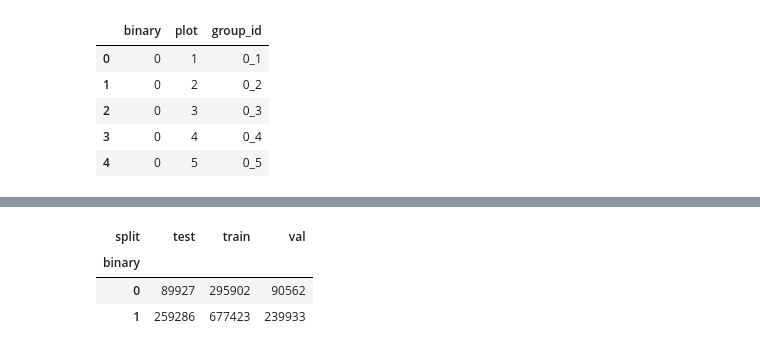
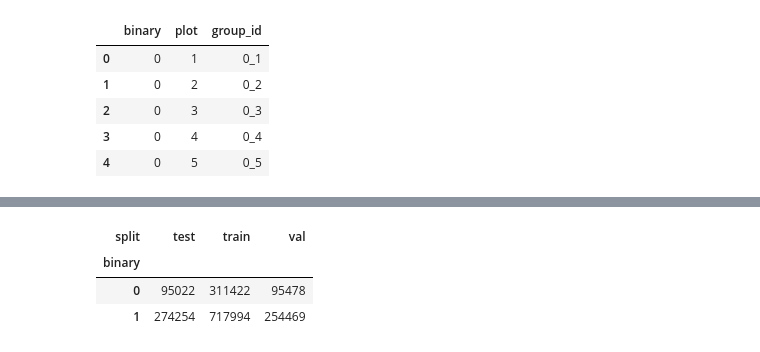
Before and after one commit to johnma96/thesis, a Jupyter notebook: notebooks/302-jmmz-spatial-split.ipynb, the cells around one changed output, grey strips where cells are left out. Drawn from its saved outputs; the diff is of its cells as text; code cells hidden in the pictures.

Commit message:
Spatial split is recalculated considering edge pixels of each groove, just as was done in the creation of class labels

```diff
--- a/notebooks/302-jmmz-model.ipynb
+++ b/notebooks/302-jmmz-spatial-split.ipynb
@@ -616,20 +624,8 @@ pivot
 # %%
-
-# Celda 1: Importaciones y parámetros
-import geopandas as gpd
-import pandas as pd
-import numpy as np
-from pathlib import Path
-from sklearn.model_selection import train_test_split
-import rasterio
-from rasterio.features import rasterize
-from rasterio.transform import Affine
-import matplotlib.pyplot as plt
-
 # --- Parámetros editables ---
 GPKG_PATH = PathManager().get_abs_path_file("labels_export.gpkg") # GeoPackage con plot/rep/entry/class
-OUT_ASSIGN_CSV = PathManager().get_abs_path_folder('processed') + "/splits/by_plot_assign.csv"
-OUT_SPLIT_TIFF = PathManager().get_abs_path_folder('processed') + "/splits/by_plot_split_id.tif"
+OUT_ASSIGN_CSV = PathManager().get_abs_path_folder('processed') + "/splits/by_plot_assign_binary.csv"
+OUT_SPLIT_TIFF = PathManager().get_abs_path_folder('processed') + "/splits/by_plot_split_id_binary.tif"
 
 # Dimensiones del raster (cubo / etiquetas)
 HEIGHT = 3660  # y
@@ -844,45 +840,42 @@ Conteo de píxeles por split: {np.uint8(1): np.int64(981652), np.uint8(2): np.in
 # Convierte labels_multiclass.tif a binario (0=control, 1=estresado), aplica veg-valid si está disponible,
 # y cruza con el split_id (train=1, val=2, test=3) para obtener conteos y proporciones.
 
 # Ruta del multiclase (ajusta si tu PathManager usa otro nombre/ubicación)
 LABELS_MULTI_TIFF = PathManager().get_abs_path_file("labels_multiclass.tif")
 
 try:
     # Leer etiquetas multiclase y split_id
     with rasterio.open(LABELS_MULTI_TIFF) as src_lbl, rasterio.open(OUT_SPLIT_TIFF) as src_split:
         labels_multi = src_lbl.read(1)                    # uint8 (0,1,2,3, 255=nodata)
         nodata_lbl = src_lbl.nodata if src_lbl.nodata is not None else 255
         split_id = src_split.read(1)                      # uint8 (0=fuera, 1=train, 2=val, 3=test)
 
-    # Máscara de validez: preferir veg-valid si existe; si no, usar nodata del multiclase
-    if 'valid_mask' in globals():
-        mask_valid = valid_mask.astype(bool)
-    else:
-        mask_valid = (labels_multi != nodata_lbl)
+    # Convertir a binario en memoria: 0=control, 1={1,2,3}, NaN fuera de válido
+    labels_bin = np.where(labels_multi == 0, 0,
+                      np.where(
+                          np.isin(labels_multi, [1, 2, 3]), 1, np.nan
+                        )
+                    )
 
-    # Convertir a binario en memoria: 0=control, 1={1,2,3}, NaN fuera de válido
-    labels_bin = np.full(labels_multi.shape, np.nan, dtype="float32")
-    labels_bin[labels_multi == 0] = 0
-    labels_bin[np.isin(labels_multi, [1, 2, 3])] = 1
-    labels_bin = np.where(mask_valid, labels_bin, np.nan)  # aplicar veg-valid/nodata
+    labels_bin = np.where(valid_mask, labels_bin, np.nan)  # aplicar veg-valid/nodata
 
     # Conteos por clase binaria y split (sólo píxeles válidos)
     rows = []
     for cls_bin in [0, 1]:
         for sid, sid_name in [(1, "train"), (2, "val"), (3, "test")]:
             m = (split_id == sid) & (~np.isnan(labels_bin)) & (labels_bin == cls_bin)
             rows.append({"binary": cls_bin, "split": sid_name, "pixels": int(np.sum(m))})
     df_counts = pd.DataFrame(rows)
     pivot = df_counts.pivot(index="binary", columns="split", values="pixels").fillna(0).astype(int)
     display(pivot)
 
 except Exception as e:
     print("[INFO] QC avanzado binario no ejecutado:", e)
 # %% [output]
 | split | test | train | val |
 | binary |  |  |  |
-| 0 | 89927 | 295902 | 90562 |
-| 1 | 259286 | 677423 | 239933 |
+| 0 | 95022 | 311422 | 95478 |
+| 1 | 274254 | 717994 | 254469 |
 # %%
 pivot.sum()
 # %% [output]
```
Also changed, not shown: parts of 69 cells of this notebook.
